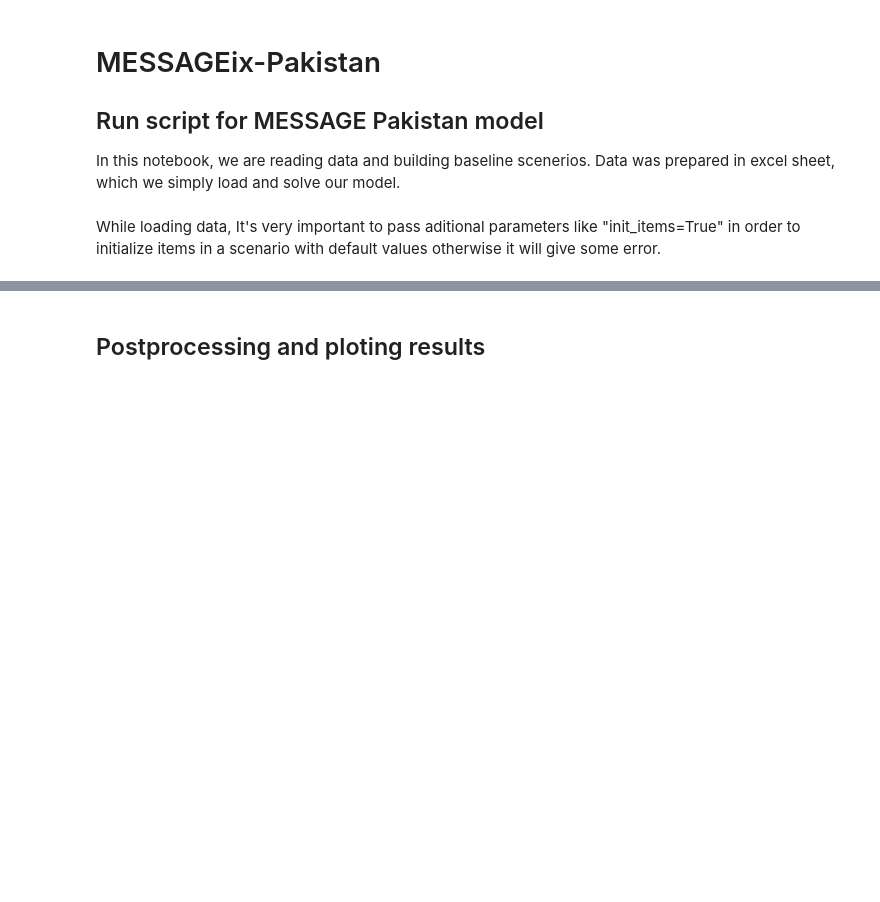
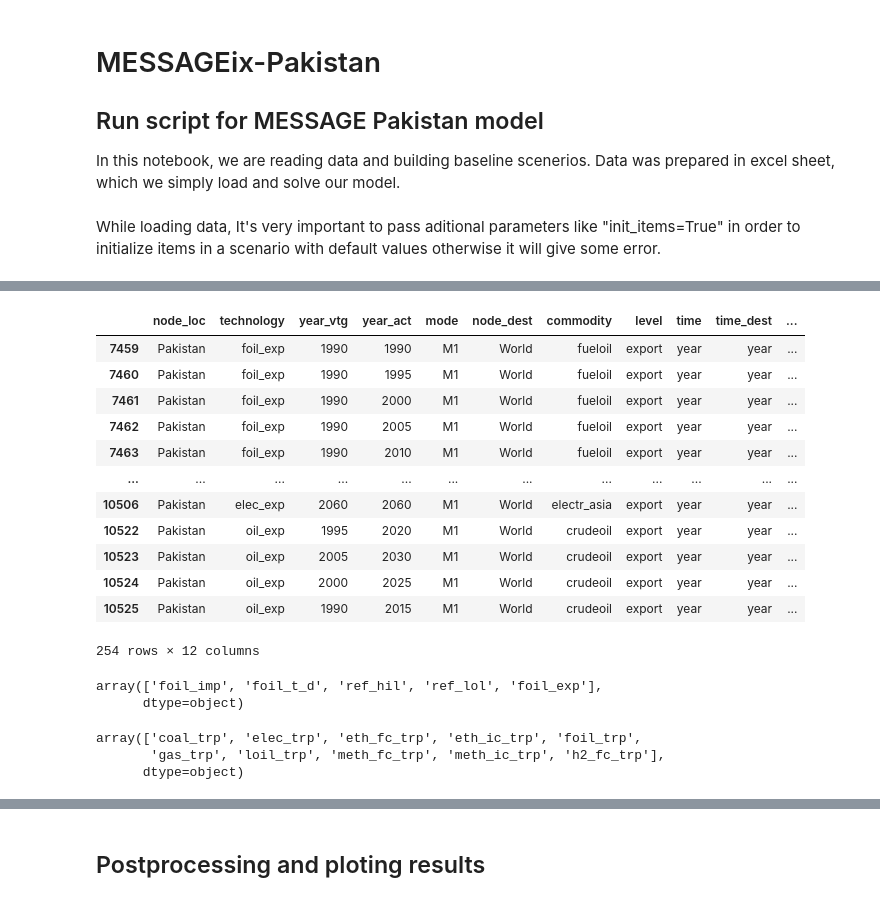
Before and after one commit to LUMS-WIT/NEST-Pakistan, a Jupyter notebook: model/pakistan_model.ipynb, the cells around one changed output, grey strips where cells are left out. Drawn from its saved outputs; the diff is of its cells as text; code cells hidden in the pictures; blank space fills up the shorter version.

```diff
--- a/model/pakistan_model.ipynb
+++ b/model/pakistan_model.ipynb
@@ -42,0 +129,33 @@ scenario.read_excel(path, add_units=True, commit_steps=False, init_items=True)
+# %%
+df = scenario.par('output')
+df2 = df[df['level'] == "export"]
+df2
+# %% [output]
+|  | node_loc | technology | year_vtg | year_act | mode | node_dest | commodity | level | time | time_dest | ... |
+| 7459 | Pakistan | foil_exp | 1990 | 1990 | M1 | World | fueloil | export | year | year | ... |
+| 7460 | Pakistan | foil_exp | 1990 | 1995 | M1 | World | fueloil | export | year | year | ... |
+| 7461 | Pakistan | foil_exp | 1990 | 2000 | M1 | World | fueloil | export | year | year | ... |
+| 7462 | Pakistan | foil_exp | 1990 | 2005 | M1 | World | fueloil | export | year | year | ... |
+| 7463 | Pakistan | foil_exp | 1990 | 2010 | M1 | World | fueloil | export | year | year | ... |
+| ... | ... | ... | ... | ... | ... | ... | ... | ... | ... | ... | ... |
+| 10506 | Pakistan | elec_exp | 2060 | 2060 | M1 | World | electr_asia | export | year | year | ... |
+| 10522 | Pakistan | oil_exp | 1995 | 2020 | M1 | World | crudeoil | export | year | year | ... |
+| 10523 | Pakistan | oil_exp | 2005 | 2030 | M1 | World | crudeoil | export | year | year | ... |
+| 10524 | Pakistan | oil_exp | 2000 | 2025 | M1 | World | crudeoil | export | year | year | ... |
+| 10525 | Pakistan | oil_exp | 1990 | 2015 | M1 | World | crudeoil | export | year | year | ... |
+254 rows × 12 columns
+# %%
+df = scenario.par('output')
+df2 = df[df['commodity'] == "fueloil"]
+df2['technology'].unique()
+# %% [output]
+array(['foil_imp', 'foil_t_d', 'ref_hil', 'ref_lol', 'foil_exp'],
+      dtype=object)
+# %%
+df = scenario.par('output')
+df2 = df[df['commodity'] == "transport"]
+df2['technology'].unique()
+# %% [output]
+array(['coal_trp', 'elec_trp', 'eth_fc_trp', 'eth_ic_trp', 'foil_trp',
+       'gas_trp', 'loil_trp', 'meth_fc_trp', 'meth_ic_trp', 'h2_fc_trp'],
+      dtype=object)
```
Also changed, not shown: parts of 62 cells of this notebook, 13 other files.
